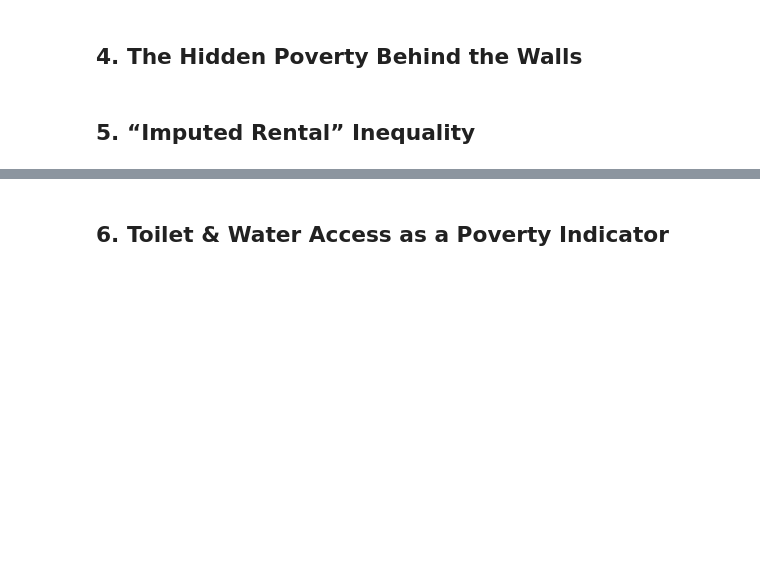
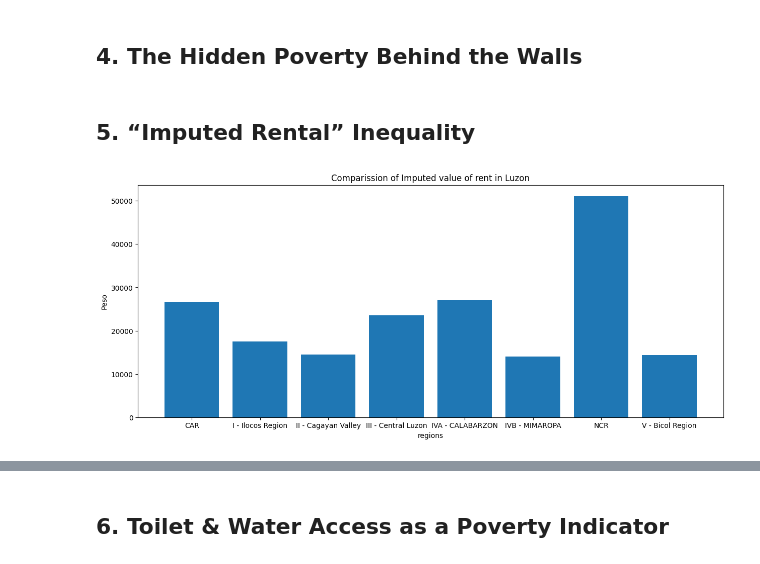
Before and after one commit to Meinya312/PROJECT-ITD-, a Jupyter notebook: project.ipynb, the cells around one changed output, grey strips where cells are left out. Cells and saved outputs as stored; diff of their text form; code cells hidden in the pictures; blank space fills up the shorter version.

Commit message:
insight 5 semi complete
added:
devided region by 3 island luzon visasyas and mindanao.
crete

```diff
--- a/project.ipynb
+++ b/project.ipynb
@@ -619,3 +586,14 @@ dtype: object
+# %%
+#Dividing region in 3 main island Luzonl, visasyas, and mindanao
+luzon_list = ['CAR', 'NCR', 'III - Central Luzon', 'V - Bicol Region', 'I - Ilocos Region', 'II - Cagayan Valley', 'IVA - CALABARZON', 'IVB - MIMAROPA']
+
+visayas_regions_list = ['VI - Western Visayas', 'VII - Central Visayas', 'VIII - Eastern Visayas']
+mindanao_regions_list = ['Caraga', 'ARMM', 'X - Northern Mindanao', 'XI - Davao Region', 'XII - SOCCSKSARGEN', 'IX - Zamboanga Peninsula']
+
+luzon = census[census['Region'].isin(luzon_list)]
+
+visayas = census[census['Region'].isin(visayas_regions_list)]
+mindanao = census[census['Region'].isin(mindanao_regions_list)]
 # %% [markdown]
 <h2>1. Regional Cost of Living: Where Survival Is Hardest</h2>
 # %%
@@ -638,0 +615,11 @@ dtype: object
+# %%
+census['Total Household Income']
+imputed_rental_per_region = luzon.groupby(['Region'])['Imputed House Rental Value'].mean()
+plt.figure(figsize=(15, 6))
+plt.title('Comparission of Imputed value of rent in Luzon')
+plt.xlabel('regions')
+plt.ylabel('Peso')
+plt.bar(imputed_rental_per_region.index, imputed_rental_per_region.values)
+plt.show()
+# %% [output]
+[figure, added]
```
Also changed, not shown: parts of 18 cells of this notebook.
